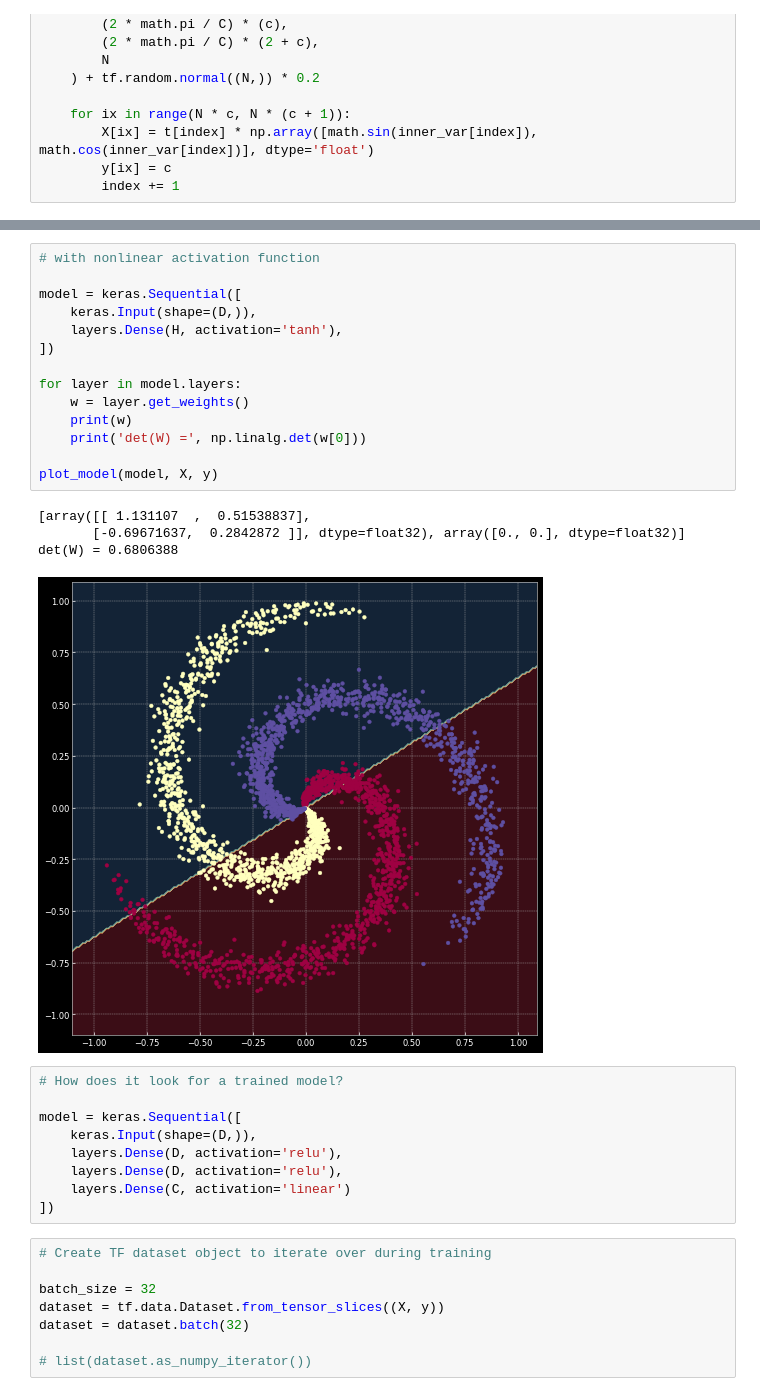
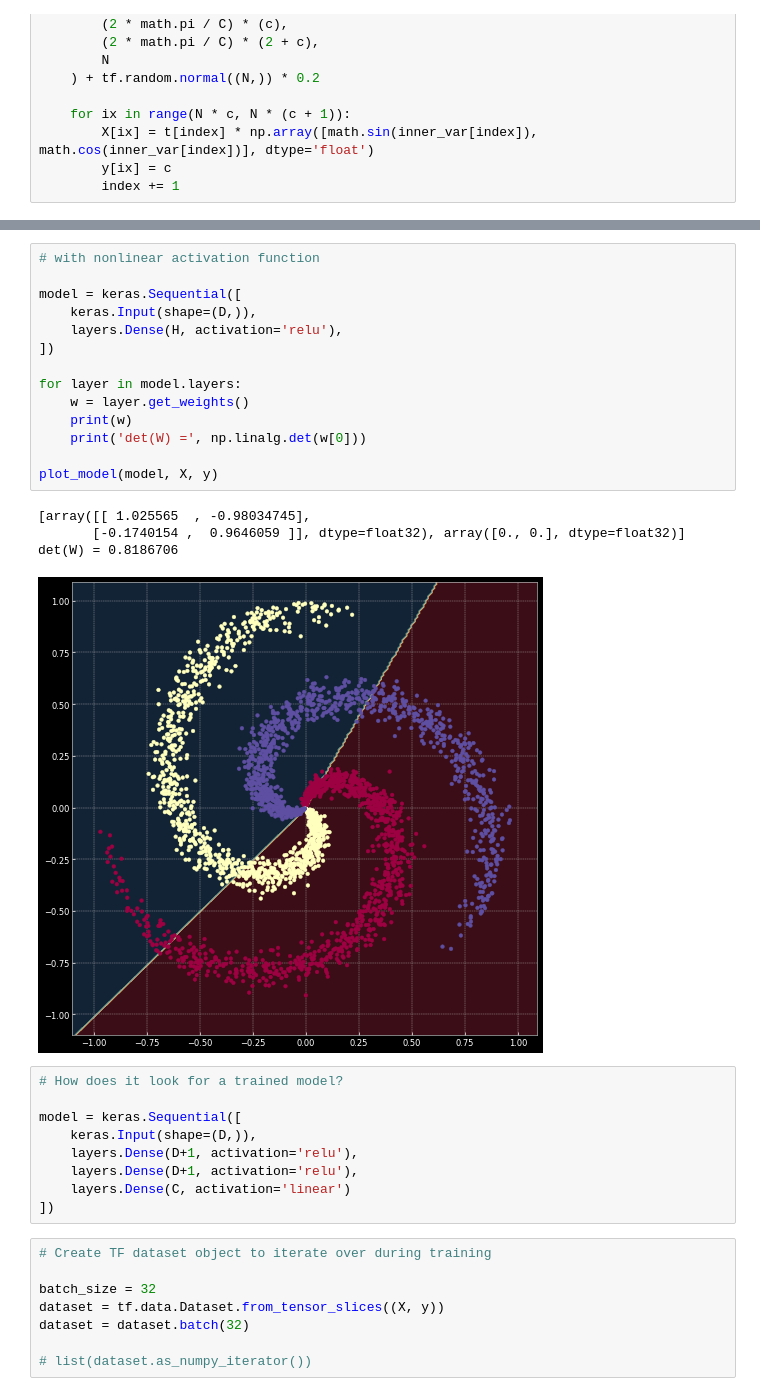
Before and after one commit to AllaVinner/JL-ML, a Jupyter notebook: visualization.ipynb, the cells around one changed output, grey strips where cells are left out. Cells and saved outputs as stored; diff of their text form.

```diff
--- a/visualization.ipynb
+++ b/visualization.ipynb
@@ -133,29 +133,29 @@ plot_model(model, X, y)
 # %%
 # with nonlinear activation function
 
 model = keras.Sequential([
     keras.Input(shape=(D,)),
-    layers.Dense(H, activation='tanh'),
+    layers.Dense(H, activation='relu'),
 ])
 
 for layer in model.layers:
     w = layer.get_weights()
     print(w)
     print('det(W) =', np.linalg.det(w[0]))
 
 plot_model(model, X, y)
 # %% [output]
-[array([[ 1.131107  ,  0.51538837],
-       [-0.69671637,  0.2842872 ]], dtype=float32), array([0., 0.], dtype=float32)]
-det(W) = 0.6806388
+[array([[ 1.025565  , -0.98034745],
+       [-0.1740154 ,  0.9646059 ]], dtype=float32), array([0., 0.], dtype=float32)]
+det(W) = 0.8186706
-[figure, old version]
+[figure, new version]
 # %%
 # How does it look for a trained model?
 
 model = keras.Sequential([
     keras.Input(shape=(D,)),
-    layers.Dense(D, activation='relu'),
-    layers.Dense(D, activation='relu'),
+    layers.Dense(D+1, activation='relu'),
+    layers.Dense(D+1, activation='relu'),
     layers.Dense(C, activation='linear')
 ])
 # %%
```
Also changed, not shown: parts of 7 cells of this notebook, 1 other file.
